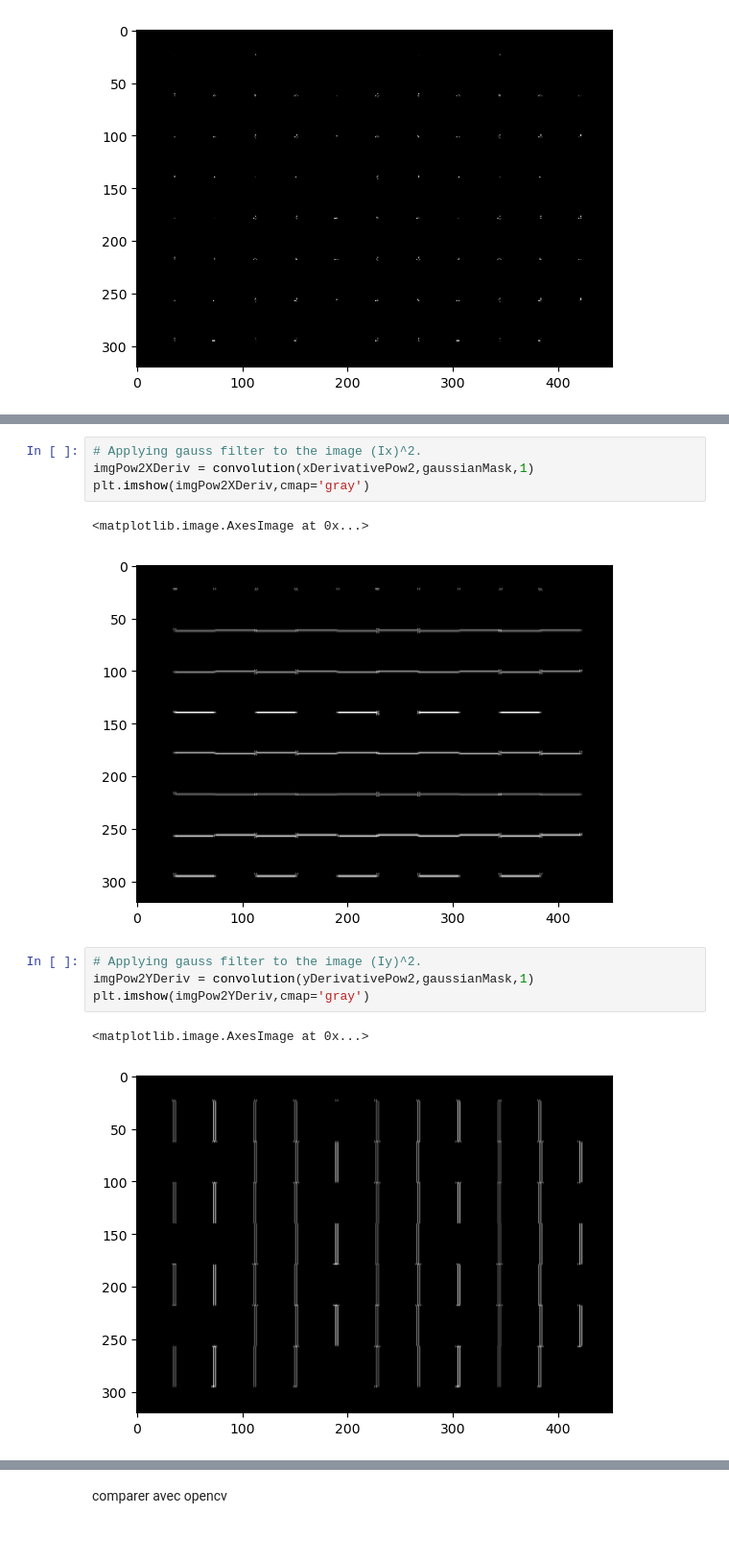
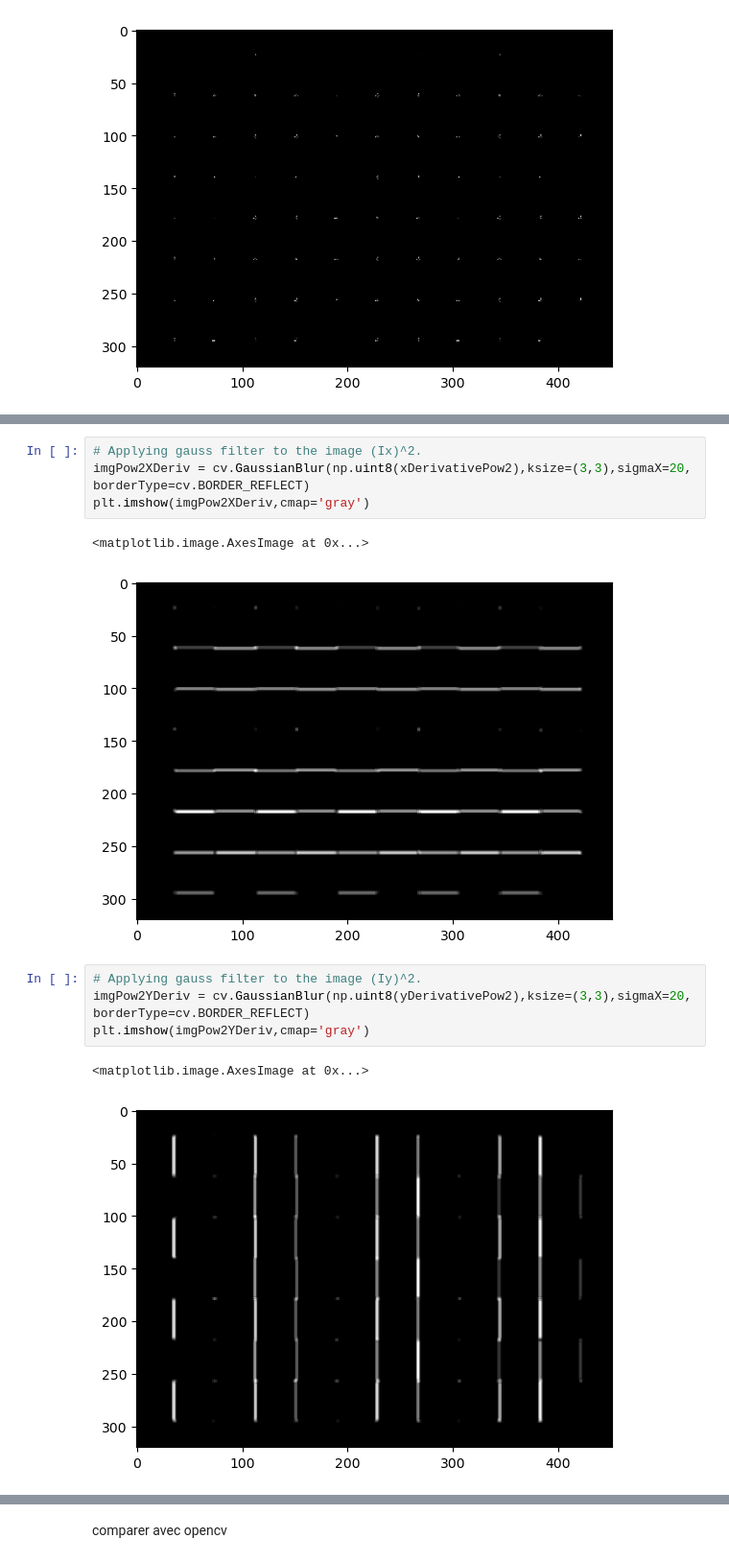
Before and after one commit to imadBO/Digital-Image-Processing, a Jupyter notebook: TP4/TP 4 - Descripteurs d'images.ipynb, the cells around one changed output, grey strips where cells are left out. Shown: that part at 96% size. Drawn from its saved outputs; the diff is of its cells as text.

```diff
--- a/TP4/TP 4 - Descripteurs d'images.ipynb
+++ b/TP4/TP 4 - Descripteurs d'images.ipynb
@@ -299,16 +255,16 @@ plt.imshow(imgYDeriv,cmap='gray')
 # %%
 # Applying gauss filter to the image (Ix)^2.
-imgPow2XDeriv = convolution(xDerivativePow2,gaussianMask,1)
+imgPow2XDeriv = cv.GaussianBlur(np.uint8(xDerivativePow2),ksize=(3,3),sigmaX=20, borderType=cv.BORDER_REFLECT)
 plt.imshow(imgPow2XDeriv,cmap='gray')
 # %% [output]
 <matplotlib.image.AxesImage at 0x...>
-[figure, old version]
+[figure, new version]
 # %%
 # Applying gauss filter to the image (Iy)^2.
-imgPow2YDeriv = convolution(yDerivativePow2,gaussianMask,1)
+imgPow2YDeriv = cv.GaussianBlur(np.uint8(yDerivativePow2),ksize=(3,3),sigmaX=20, borderType=cv.BORDER_REFLECT)
 plt.imshow(imgPow2YDeriv,cmap='gray')
 # %% [output]
 <matplotlib.image.AxesImage at 0x...>
-[figure, old version]
+[figure, new version]
 # %%
 # Applying gauss filter to the image (Ix Iy).
```
Also changed, not shown: parts of 10 cells of this notebook.
